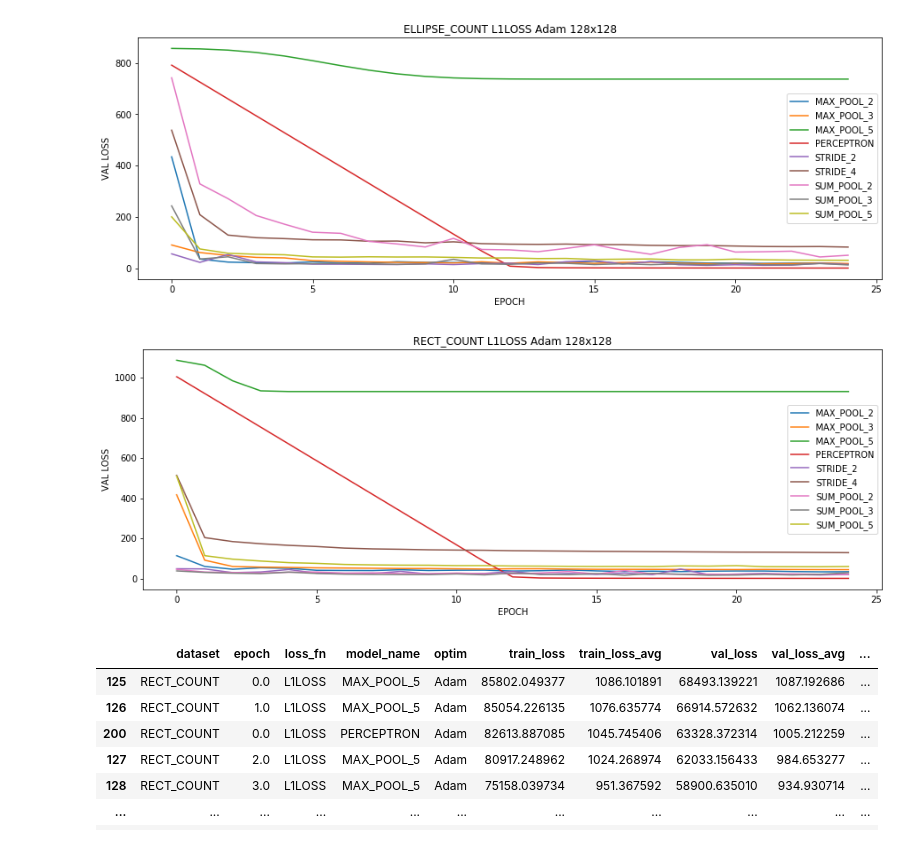
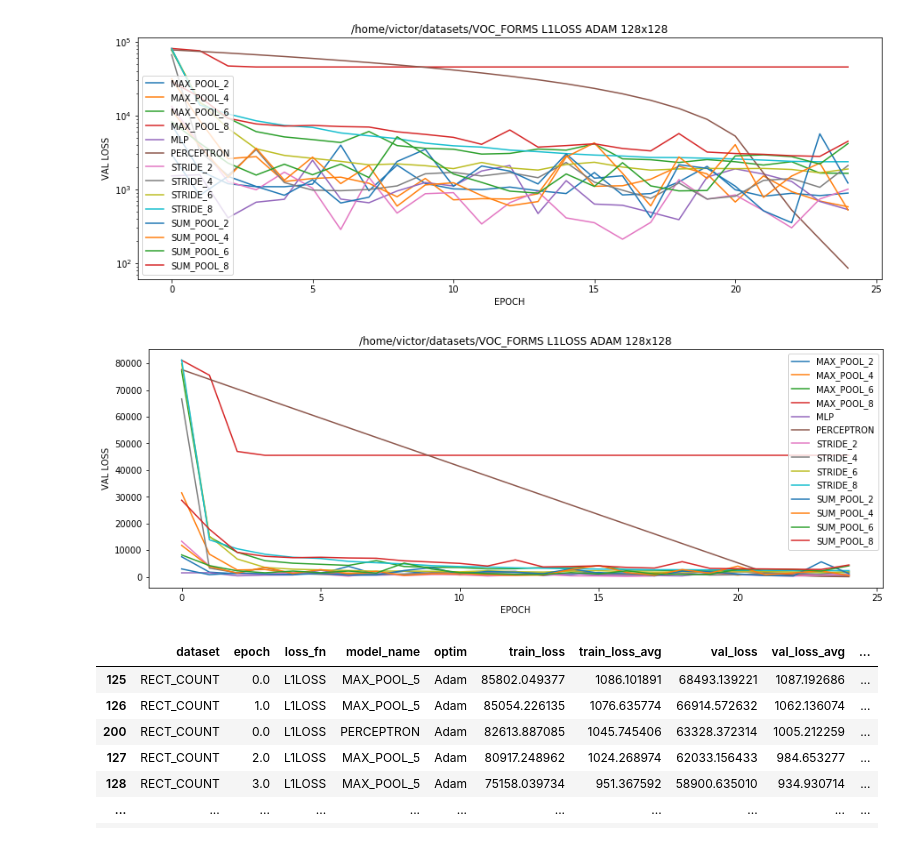
Before and after one commit to ViktorCosenza/areacnn, a Jupyter notebook: notebooks/visualization.ipynb, the cells around one changed output. Saved outputs shown, nothing was run; the diff lists cells and outputs as text; code cells hidden in the pictures.

```diff
--- a/notebooks/visualization.ipynb
+++ b/notebooks/visualization.ipynb
@@ -12,27 +11,26 @@ import json
 # %%
-DATE = "2019-12-04 22:32:52.089551"
-CSV_RESULTS = f"{DATE}_FULL_RESULTS"
-
-df = pd.read_csv(f"{CSV_RESULTS}.csv", index_col=0)
-df = df[df["optim"] == "Adam"]
+CSV_RESULTS = "./results/2019-12-17_15-17-53.csv"
+df = pd.read_csv(f"{CSV_RESULTS}", index_col=0)
 # %%
 if not path.isdir('./results'): os.mkdir("./results")
 # %%
-for dt, dt_group in df.groupby(['dataset', 'loss_fn', 'optim']):
-    plt.figure(figsize=(15, 5))
-    for i, group in dt_group.groupby(['model_name']):
+for scale in ['log', 'linear']:
+    for dt, dt_group in df.groupby(['dataset', 'loss_fn', 'optim']):
+        plt.figure(figsize=(15, 5))
+        for i, group in dt_group.groupby(['model_name']):
             label = f"{i}"
             plt.plot(group["epoch"], group["val_loss_avg"], label=f"{label}")
-    plt.title(f'{dt[0]} {dt[1]} {dt[2]} 128x128')
-    plt.xlabel('EPOCH')
-    plt.ylabel('VAL LOSS')
-    plt.legend()
-    results_dest = f"./results/{CSV_RESULTS}/not_normalized"
-    if not path.isdir(results_dest): os.makedirs(results_dest)
-    plt.savefig(f'{results_dest}/{dt[0]}_{dt[1]}_val_losses.png')
+        plt.title(f'{dt[0]} {dt[1]} {dt[2]} 128x128')
+        plt.xlabel('EPOCH')
+        plt.ylabel('VAL LOSS')
+        plt.legend()
+        results_dest = f"./results/{CSV_RESULTS}/not_normalized"
+        if not path.isdir(results_dest): os.makedirs(results_dest)
+        plt.yscale(scale)
+        plt.show(f'{results_dest}_val_losses.png')
 # %% [output]
-[figure, old version]
+[figure, new version]
-[figure, old version]
+[figure, new version]
 # %%
 df_count = df[df["dataset"].str.contains("COUNT")].copy()
 df_pct = df[df["dataset"].str.contains("PCT")].copy()
```
Also changed, not shown: parts of 1 cell of this notebook, 7 other files.
